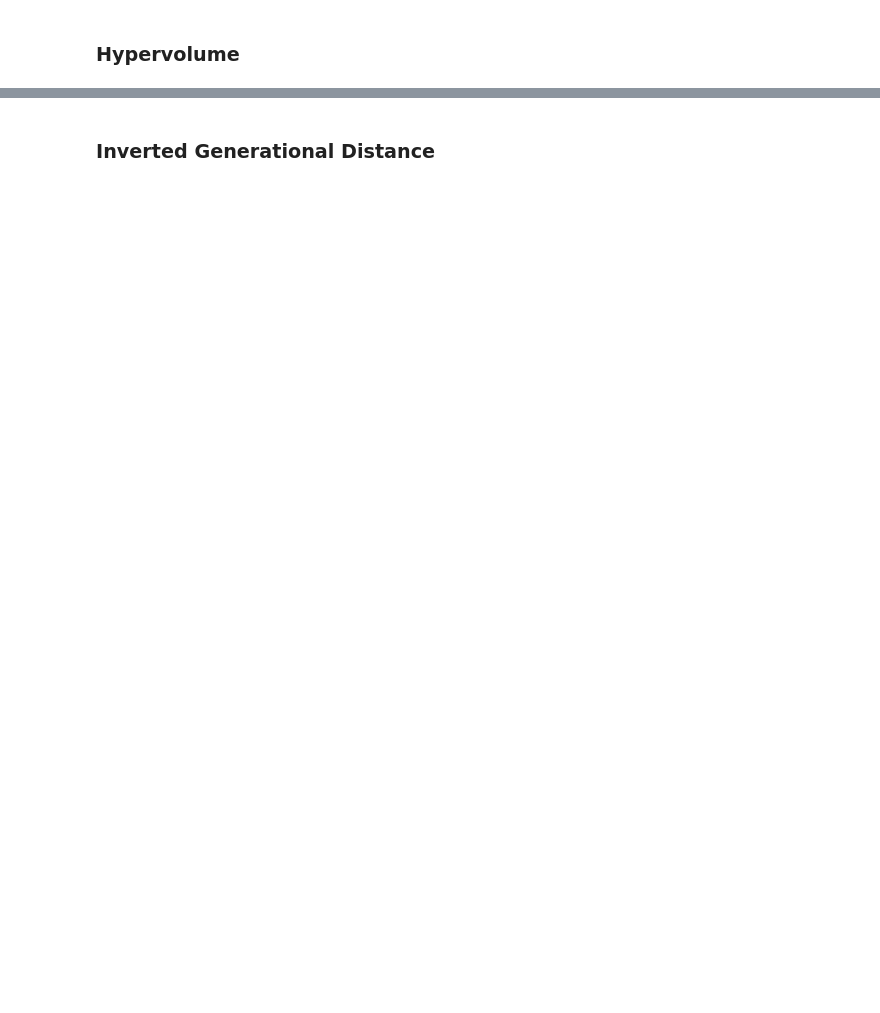
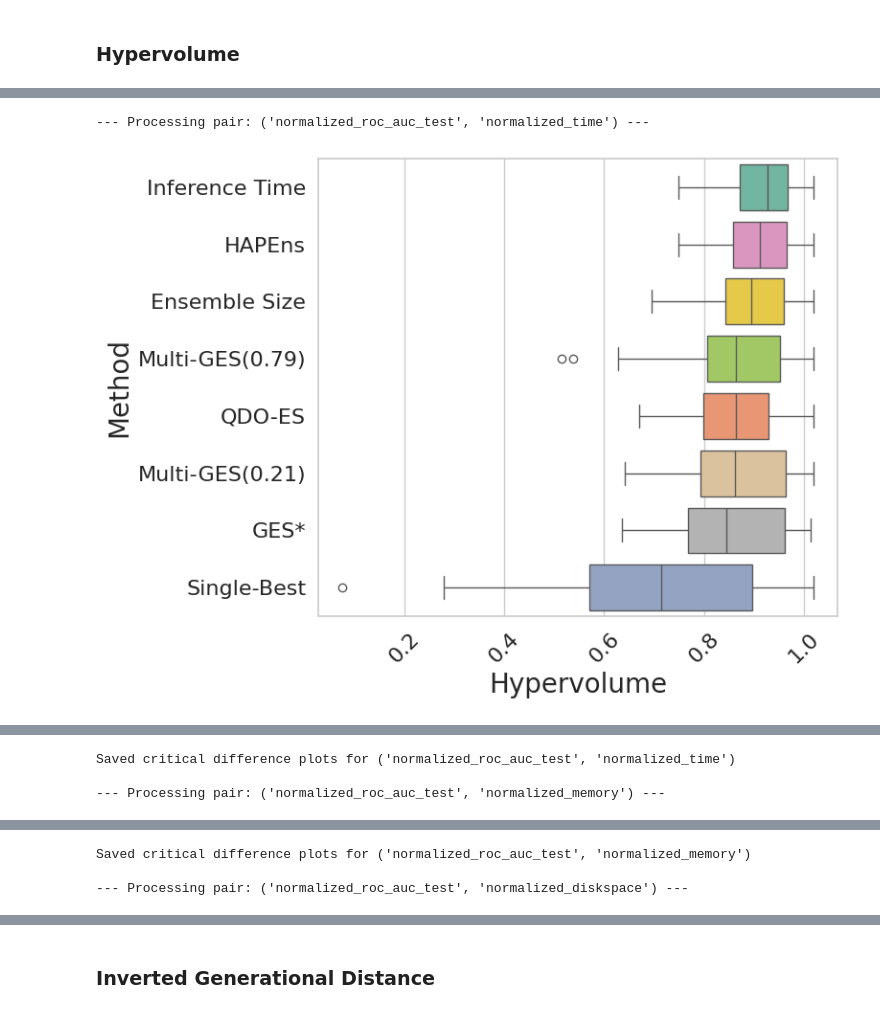
Before and after one commit to Atraxus/HA-ES, a Jupyter notebook: haes/plotting.ipynb, the cells around one changed output, grey strips where cells are left out. Saved outputs shown, nothing was run; the diff lists cells and outputs as text; code cells hidden in the pictures; blank space fills up the shorter version.

```diff
--- a/haes/plotting.ipynb
+++ b/haes/plotting.ipynb
@@ -481,7 +429,7 @@ def is_pareto_efficient(costs, return_mask=True):
     return is_efficient if return_mask else costs[is_efficient]
 
 
-def calculate_average_hypervolumes(df, method_name, objectives: list = ["normalized_roc_auc", "normalized_time"]):
+def calculate_average_hypervolumes(df, method_name, objectives: list):
     if len(objectives) != 2:
         return
     df_method = df[df["method_name"] == method_name]
@@ -532,7 +480,6 @@ def calculate_average_hypervolumes(df, method_name, objectives: list = ["normali
     return hypervolumes
 
 
-
 def find_non_dominated(points):
     """Identify the indices of non-dominated points."""
     is_efficient = np.ones(points.shape[0], dtype=bool)
@@ -543,7 +490,7 @@ def find_non_dominated(points):
     return np.where(is_efficient)[0]
 
 
-def plot_hypervolumes(all_hypervolumes, directory: str = "../plots/"):
+def plot_hypervolumes(all_hypervolumes, title: str, directory: str = "../plots/"):
     # Prepare the data for plotting
     methods = list(all_hypervolumes.keys())  # Method names
     hv_values = [list(all_hypervolumes[method].values()) for method in methods]
@@ -577,17 +524,7 @@ def plot_hypervolumes(all_hypervolumes, directory: str = "../plots/"):
     ax.tick_params(axis="y", labelsize=16)
 
     plt.tight_layout()
-    plt.savefig(directory + "hypervolume_comparison.pdf", dpi=300)
-    plt.savefig(directory + "hypervolume_comparison.png", dpi=300)
+    plt.savefig(directory + title + ".png", dpi=300)
+    plt.savefig(directory + title + ".pdf", dpi=300)
     plt.show()
     plt.close()
-# %%
-methods = df["method_name"].unique()
-all_hypervolumes = {}
-
-for method in methods:
-    all_hypervolumes[method] = calculate_average_hypervolumes(df, method, objectives)
-
-plot_hypervolumes(all_hypervolumes)
-hypervolumes_df = pd.DataFrame(all_hypervolumes)
-hypervolumes_df.to_csv("../data/hypervolumes.csv", index=False)
@@ -638,0 +531,53 @@ force_mode=None)
+# %%
+for perf_metric, hw_metric in metric_pairs:
+    metric_pair = (perf_metric, hw_metric)
+    print(f"\n--- Processing pair: {metric_pair} ---")
+
+    methods = df["method_name"].unique()
+    all_hypervolumes = {}
+
+    for method in methods:
+        all_hypervolumes[method] = calculate_average_hypervolumes(df, method, metric_pair)
+
+    # You might want to make this plot function also save to a dynamic filename
+    plot_hypervolumes(all_hypervolumes, f"bp_hv_{perf_metric}_{hw_metric}")
+
+    # Create dynamic filenames to avoid overwriting results
+    csv_filename = f"../data/hypervolumes_{perf_metric}_{hw_metric}.csv"
+    plot_filename_pdf = f"../plots/CDP_HV_{perf_metric}_{hw_metric}.pdf"
+    plot_filename_png = f"../plots/CDP_HV_{perf_metric}_{hw_metric}.png"
+
+    hypervolumes_df = pd.DataFrame(all_hypervolumes)
+    hypervolumes_df.to_csv(csv_filename, index=False)
+    print(f"Saved hypervolume data to {csv_filename}")
+
+    data = []
+    for method, task_ids in all_hypervolumes.items():
+        for task_id, hypervolume in task_ids.items():
+            data.append({"Task": task_id, "Method": method, "Hypervolume": hypervolume})
+
+    df_hypervolumes = pd.DataFrame(data)
+    pivot_hypervolumes = df_hypervolumes.pivot(
+        index="Task", columns="Method", values="Hypervolume"
+    )
+
+    # Run CD evaluation with dynamic filenames
+    hv_result = cd_evaluation(
+        pivot_hypervolumes,
+        maximize_metric=True,
+        plt_title=f"Hypervolume CD Plot for {perf_metric} vs {hw_metric}",
+        filename=plot_filename_pdf,
+    )
+    hv_result = cd_evaluation(
+        pivot_hypervolumes,
+        maximize_metric=True,
+        plt_title=f"Hypervolume CD Plot for {perf_metric} vs {hw_metric}",
+        filename=plot_filename_png,
+    )
+    print(f"Saved critical difference plots for {metric_pair}")
+    # print(hv_result)
+
+print("\n--- Analysis complete for all pairs. ---")
+# %% [output]
+--- Processing pair: ('normalized_roc_auc_test', 'normalized_time') ---
+[figure, added]
@@ -638,0 +601,3 @@ force_mode=None)
+Saved critical difference plots for ('normalized_roc_auc_test', 'normalized_time')
+
+--- Processing pair: ('normalized_roc_auc_test', 'normalized_memory') ---
@@ -638,0 +622,3 @@ force_mode=None)
+Saved critical difference plots for ('normalized_roc_auc_test', 'normalized_memory')
+
+--- Processing pair: ('normalized_roc_auc_test', 'normalized_diskspace') ---
```
Also changed, not shown: parts of 14 cells of this notebook, 33 other files.
